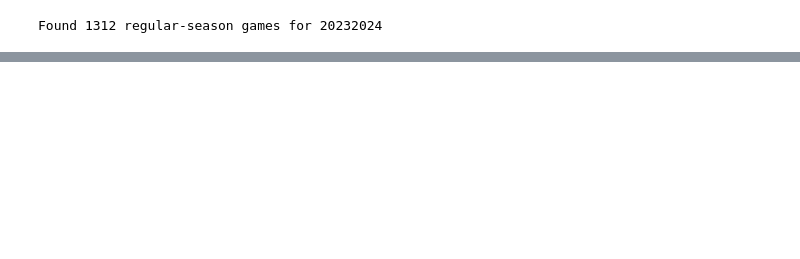
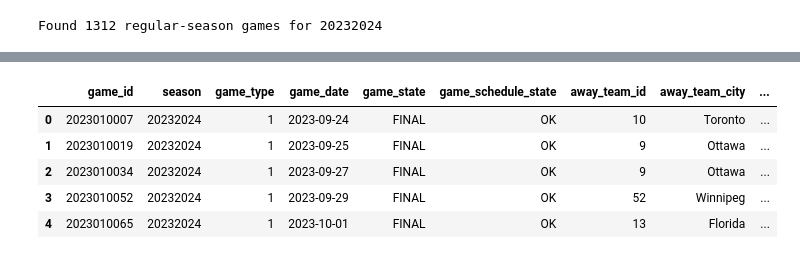
Before and after one commit to grahamgreene88/Expected-Goals-xG-Model, a Jupyter notebook: notebooks/data_pull_explore.ipynb, the cells around one changed output, grey strips where cells are left out. Saved outputs shown, nothing was run; the diff lists cells and outputs as text; code cells hidden in the pictures; blank space fills up the shorter version.

```diff
--- a/notebooks/data_pull_new.ipynb
+++ b/notebooks/data_pull_explore.ipynb
@@ -526,2 +405,9 @@ df.to_csv("nhl_shots_2019_2024.csv", index=False)
 # %%
-df.shape
+df.head()
+# %% [output]
+|  | game_id | season | game_type | game_date | game_state | game_schedule_state | away_team_id | away_team_city | ... |
+| 0 | 2023010007 | 20232024 | 1 | 2023-09-24 | FINAL | OK | 10 | Toronto | ... |
+| 1 | 2023010019 | 20232024 | 1 | 2023-09-25 | FINAL | OK | 9 | Ottawa | ... |
+| 2 | 2023010034 | 20232024 | 1 | 2023-09-27 | FINAL | OK | 9 | Ottawa | ... |
+| 3 | 2023010052 | 20232024 | 1 | 2023-09-29 | FINAL | OK | 52 | Winnipeg | ... |
+| 4 | 2023010065 | 20232024 | 1 | 2023-10-01 | FINAL | OK | 13 | Florida | ... |
```
Also changed, not shown: parts of 25 cells of this notebook, 5 other files.
